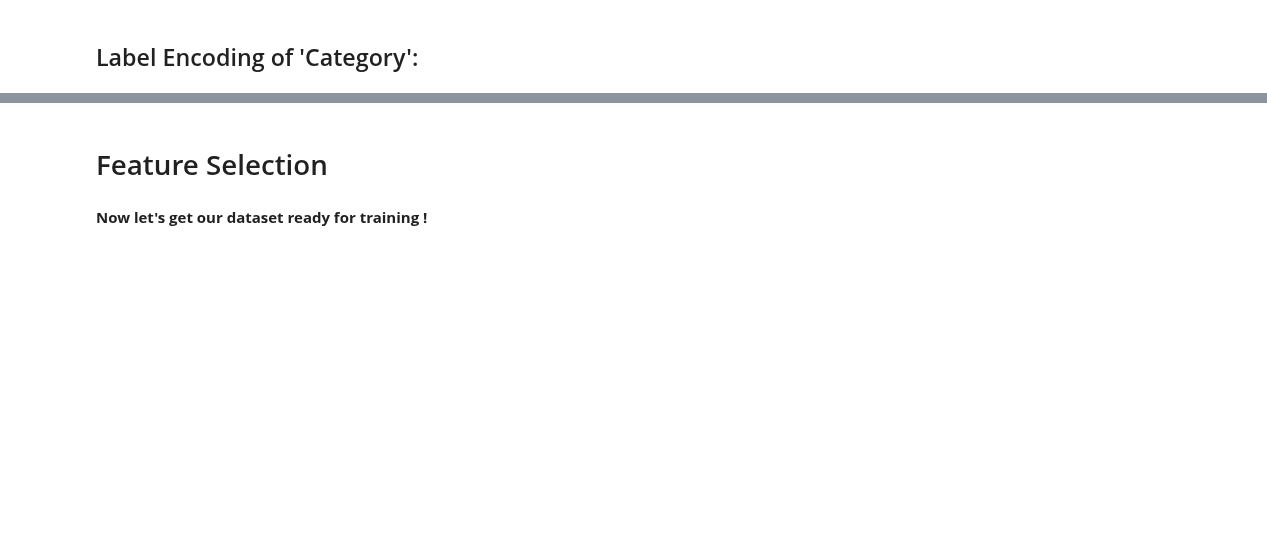
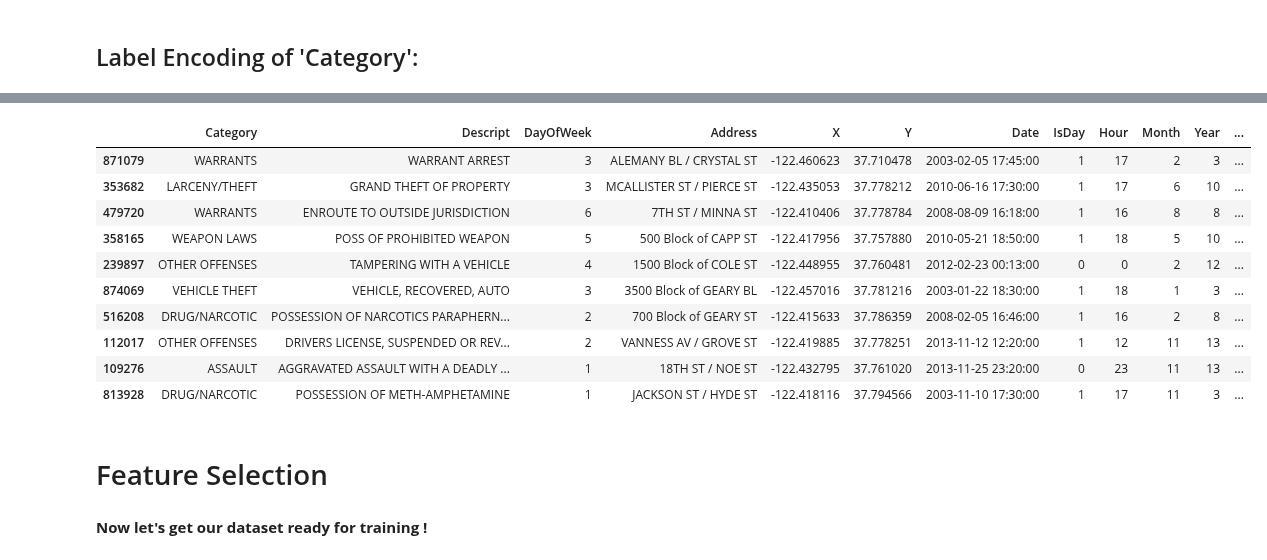
Before and after one commit to hamzael9/san-francisco-crime-classification, a Jupyter notebook: sf-crimes-prediction-with-xgboost-walkthrough.ipynb, the cells around one changed output, grey strips where cells are left out. Saved outputs shown, nothing was run; the diff lists cells and outputs as text; code cells hidden in the pictures; blank space fills up the shorter version.

```diff
--- a/sf-crimes-2-74-score-feature-engineering-xgboost.ipynb
+++ b/sf-crimes-prediction-with-xgboost-walkthrough.ipynb
@@ -217,3 +221,23 @@ train_df.sample(5)
+# %%
+train_df['InIntersection'] = 1
+train_df.loc[train_df.Address.str.contains('Block'), 'InIntersection'] = 0
+
+test_df['InIntersection'] = 1
+test_df.loc[test_df.Address.str.contains('Block'), 'InIntersection'] = 0
+# %%
+train_df.sample(10)
+# %% [output]
+|  | Category | Descript | DayOfWeek | Address | X | Y | Date | IsDay | Hour | Month | Year | ... |
+| 871079 | WARRANTS | WARRANT ARREST | 3 | ALEMANY BL / CRYSTAL ST | -122.460623 | 37.710478 | 2003-02-05 17:45:00 | 1 | 17 | 2 | 3 | ... |
+| 353682 | LARCENY/THEFT | GRAND THEFT OF PROPERTY | 3 | MCALLISTER ST / PIERCE ST | -122.435053 | 37.778212 | 2010-06-16 17:30:00 | 1 | 17 | 6 | 10 | ... |
+| 479720 | WARRANTS | ENROUTE TO OUTSIDE JURISDICTION | 6 | 7TH ST / MINNA ST | -122.410406 | 37.778784 | 2008-08-09 16:18:00 | 1 | 16 | 8 | 8 | ... |
+| 358165 | WEAPON LAWS | POSS OF PROHIBITED WEAPON | 5 | 500 Block of CAPP ST | -122.417956 | 37.757880 | 2010-05-21 18:50:00 | 1 | 18 | 5 | 10 | ... |
+| 239897 | OTHER OFFENSES | TAMPERING WITH A VEHICLE | 4 | 1500 Block of COLE ST | -122.448955 | 37.760481 | 2012-02-23 00:13:00 | 0 | 0 | 2 | 12 | ... |
+| 874069 | VEHICLE THEFT | VEHICLE, RECOVERED, AUTO | 3 | 3500 Block of GEARY BL | -122.457016 | 37.781216 | 2003-01-22 18:30:00 | 1 | 18 | 1 | 3 | ... |
+| 516208 | DRUG/NARCOTIC | POSSESSION OF NARCOTICS PARAPHERN... | 2 | 700 Block of GEARY ST | -122.415633 | 37.786359 | 2008-02-05 16:46:00 | 1 | 16 | 2 | 8 | ... |
+| 112017 | OTHER OFFENSES | DRIVERS LICENSE, SUSPENDED OR REV... | 2 | VANNESS AV / GROVE ST | -122.419885 | 37.778251 | 2013-11-12 12:20:00 | 1 | 12 | 11 | 13 | ... |
+| 109276 | ASSAULT | AGGRAVATED ASSAULT WITH A DEADLY ... | 1 | 18TH ST / NOE ST | -122.432795 | 37.761020 | 2013-11-25 23:20:00 | 0 | 23 | 11 | 13 | ... |
+| 813928 | DRUG/NARCOTIC | POSSESSION OF METH-AMPHETAMINE | 1 | JACKSON ST / HYDE ST | -122.418116 | 37.794566 | 2003-11-10 17:30:00 | 1 | 17 | 11 | 3 | ... |
 # %% [markdown]
 # Feature Selection <a name="feature-selection"></a>
 # %% [markdown]
```
Also changed, not shown: parts of 21 cells of this notebook, 1 other file.
